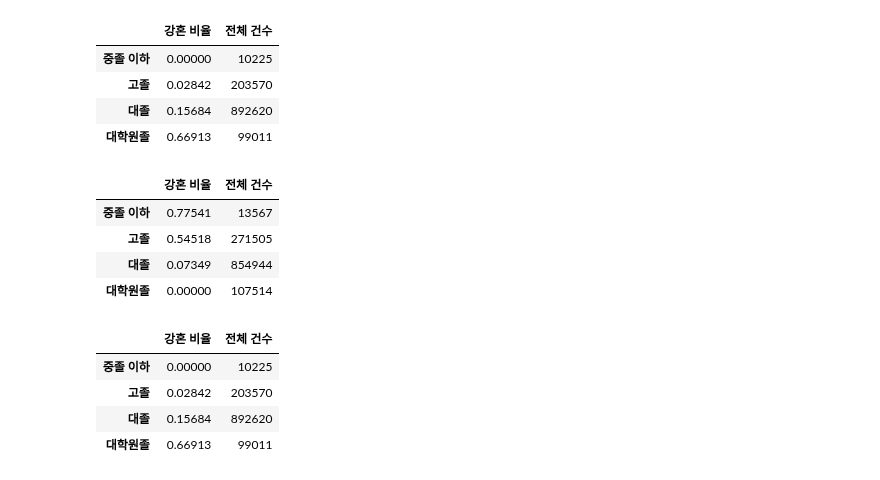
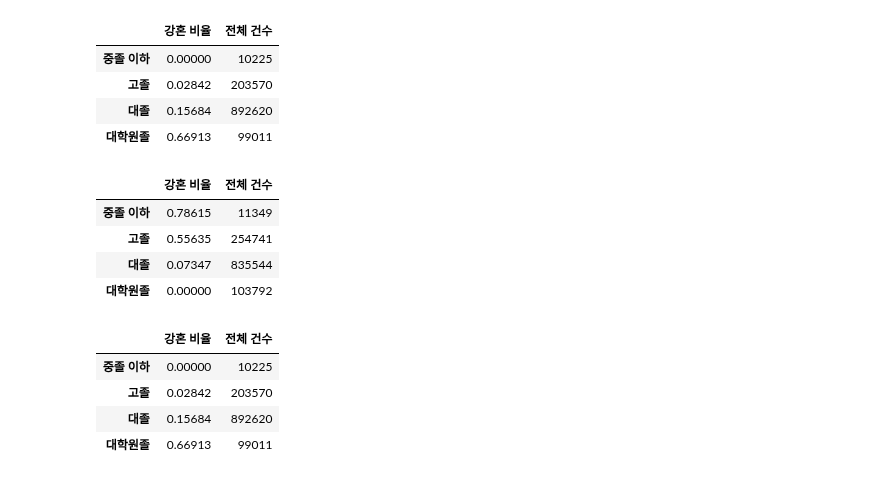
Before and after one commit to ohMinyoung22/science_project, a Jupyter notebook: eda/kanghon.ipynb, the cells around one changed output. Cells and saved outputs as stored; diff of their text form; code cells hidden in the pictures.

```diff
--- a/eda/kanghon.ipynb
+++ b/eda/kanghon.ipynb
@@ -418,20 +418,20 @@ def hypogamy_ratio_all_count(dataset, col_name):
         count = ("강혼여부", lambda x : x.size)
     ).rename(columns={'ratio' : '강혼 비율', 'count' : '전체 건수'})
 # %%
-dataset = df_from_2014_to_2021[woman_first_condition & (df_from_2014_to_2021['아내국제결혼여부'] == 0) & (df_from_2014_to_2021['남편국제결혼여부'] == 0)]
+dataset = df_from_2014_to_2021[man_first_condition & woman_first_condition & (df_from_2014_to_2021['아내국제결혼여부'] == 0) & (df_from_2014_to_2021['남편국제결혼여부'] == 0)]
 
 x = hypogamy_ratio_all_count(dataset, "남편교육코드")
 
 index_array = np.array(['중졸 이하', '고졸', '대졸', '대학원졸'])
 x.index = index_array
 
 x
 # %% [output]
 |  | 강혼 비율 | 전체 건수 |
-| 중졸 이하 | 0.77541 | 13567 |
-| 고졸 | 0.54518 | 271505 |
-| 대졸 | 0.07349 | 854944 |
-| 대학원졸 | 0.00000 | 107514 |
+| 중졸 이하 | 0.78615 | 11349 |
+| 고졸 | 0.55635 | 254741 |
+| 대졸 | 0.07347 | 835544 |
+| 대학원졸 | 0.00000 | 103792 |
 # %%
 x = hypogamy_ratio_all_count(df_from_2014_to_2021[man_first_condition & woman_first_condition & (df_from_2014_to_2021['아내국제결혼여부'] == 0) & (df_from_2014_to_2021['남편국제결혼여부'] == 0)], "아내교육코드")
 
```
